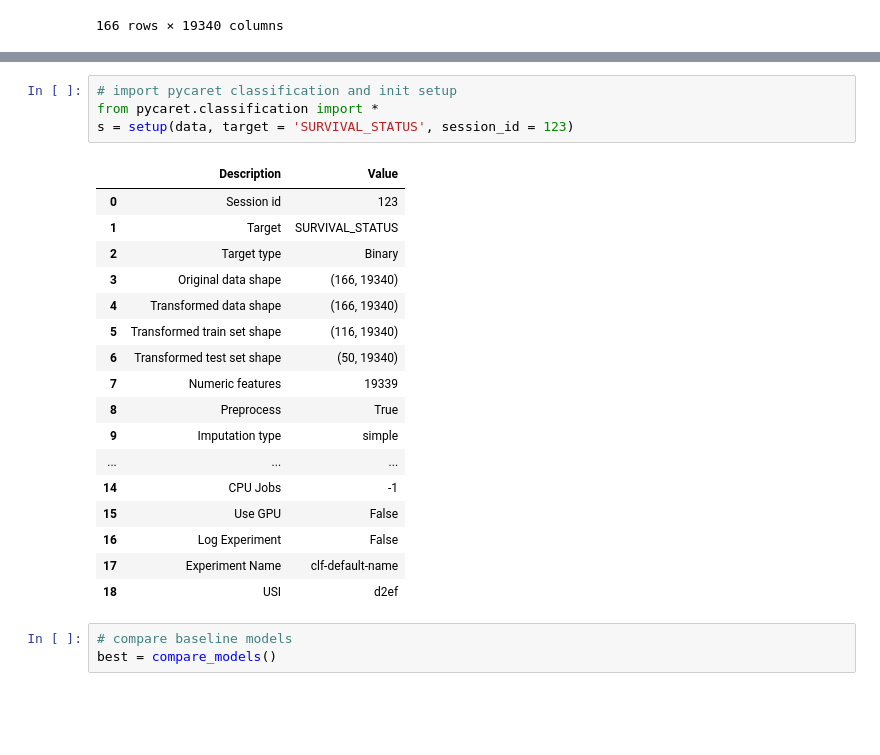
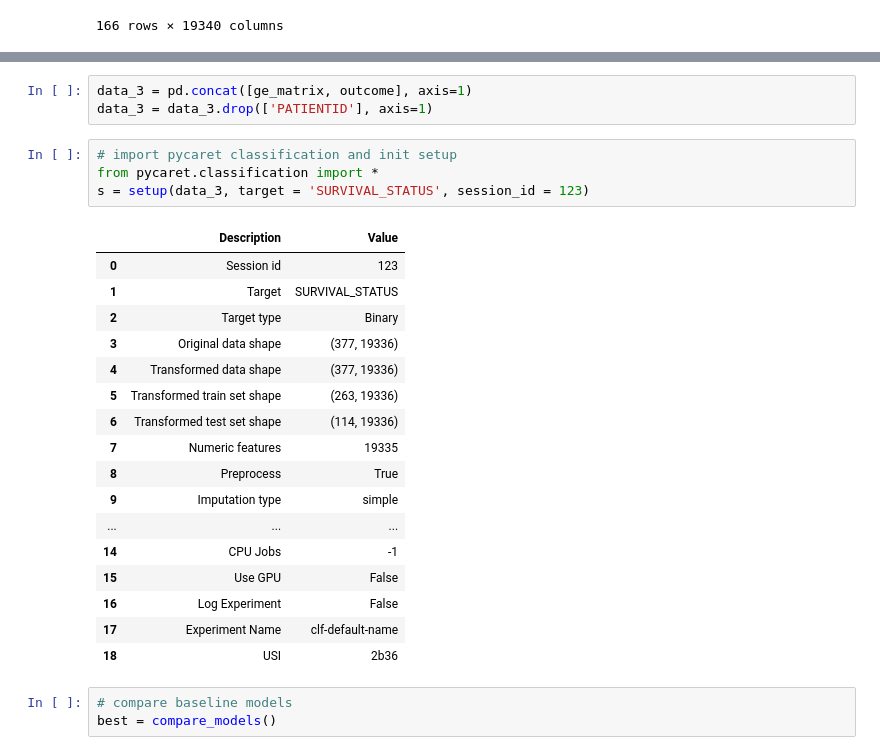
Before and after one commit to ElArquitectorgo/precisionFDA-AutoML, a Jupyter notebook: tutorial.ipynb, the cells around one changed output, grey strips where cells are left out. Drawn from its saved outputs; the diff is of its cells as text; blank space fills up the shorter version.

```diff
--- a/tutorial.ipynb
+++ b/tutorial.ipynb
@@ -86,17 +104,20 @@ data
+# %%
+data_3 = pd.concat([ge_matrix, outcome], axis=1)
+data_3 = data_3.drop(['PATIENTID'], axis=1)
 # %%
 # import pycaret classification and init setup
 from pycaret.classification import *
-s = setup(data, target = 'SURVIVAL_STATUS', session_id = 123)
+s = setup(data_3, target = 'SURVIVAL_STATUS', session_id = 123)
 # %% [output]
 |  | Description | Value |
 | 0 | Session id | 123 |
 | 1 | Target | SURVIVAL_STATUS |
 | 2 | Target type | Binary |
-| 3 | Original data shape | (166, 19340) |
-| 4 | Transformed data shape | (166, 19340) |
-| 5 | Transformed train set shape | (116, 19340) |
-| 6 | Transformed test set shape | (50, 19340) |
-| 7 | Numeric features | 19339 |
+| 3 | Original data shape | (377, 19336) |
+| 4 | Transformed data shape | (377, 19336) |
+| 5 | Transformed train set shape | (263, 19336) |
+| 6 | Transformed test set shape | (114, 19336) |
+| 7 | Numeric features | 19335 |
 | 8 | Preprocess | True |
 | 9 | Imputation type | simple |
 | ... | ... | ... |
@@ -104,7 +125,7 @@ s = setup(data, target = 'SURVIVAL_STATUS', session_id = 123)
 | 15 | Use GPU | False |
 | 16 | Log Experiment | False |
 | 17 | Experiment Name | clf-default-name |
-| 18 | USI | d2ef |
+| 18 | USI | 2b36 |
 # %%
 # compare baseline models
 best = compare_models()
```
Also changed, not shown: parts of 3 cells of this notebook.
